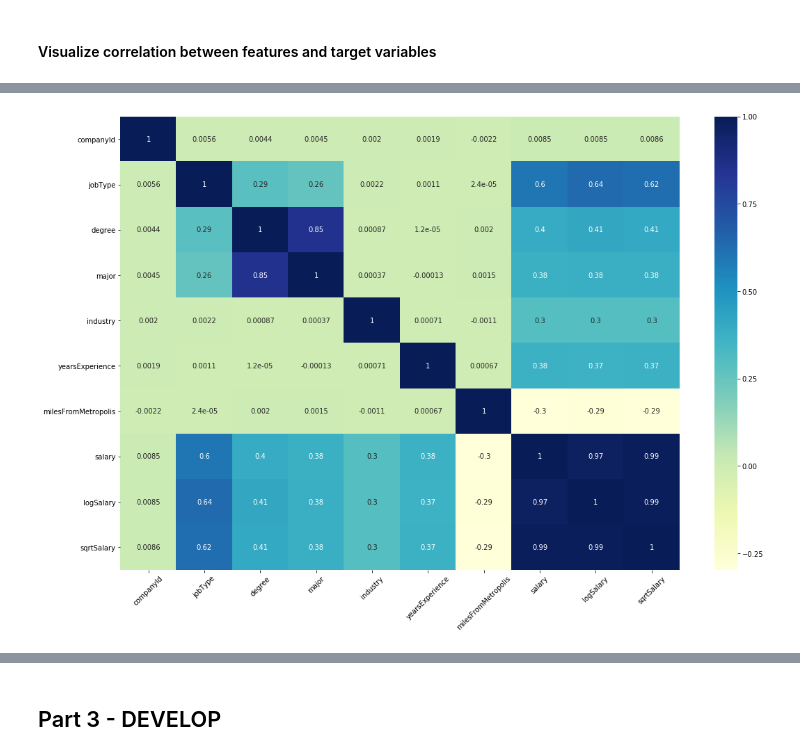
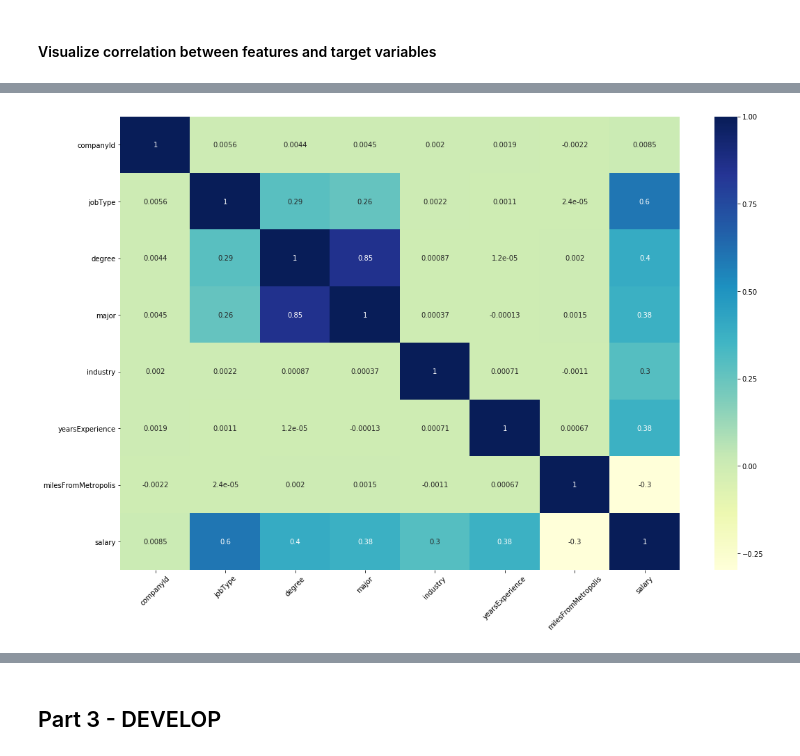
Before and after one commit to HieuNguyen258/Are-we-overpaying-our-employees-, a Jupyter notebook: Salary Prediction Project.ipynb, the cells around one changed output, grey strips where cells are left out. Saved outputs shown, nothing was run; the diff lists cells and outputs as text; code cells hidden in the pictures.

```diff
--- a/Salary Prediction Project.ipynb
+++ b/Salary Prediction Project.ipynb
@@ -269,6 +223,3 @@ industry               0
 yearsExperience        0
 milesFromMetropolis    0
 dtype: int64
-# %%
-#decision: drop the rows were salary is equals to zero.
-train = train[train.salary > 0]
@@ -275,3 +305,10 @@ train = train[train.salary > 0]
+# %%
+train_cleaned = train[train.salary > 0]
 # %%
 cat_features = ['companyId', 'jobType', 'degree', 'major', 'industry']
 num_features = ['yearsExperience', 'milesFromMetropolis']
+# %%
+#encoding category features for train and test features
+for cat_feature in cat_features:
+    train_cleaned[cat_feature] = train_cleaned[cat_feature].astype('category')
+    test_features[cat_feature] = test_features[cat_feature].astype('category')
@@ -451,7 +447,7 @@ for col in train.columns:
 # %%
 fig = plt.figure(figsize=(18, 12))
-sns.heatmap(train[cat_features + num_features + ['salary', 'logSalary', 'sqrtSalary']].corr(), cmap='YlGnBu', annot=True)
+sns.heatmap(train_cleaned[cat_features + num_features + ['salary']].corr(), cmap='YlGnBu', annot=True)
 plt.xticks(rotation=45)
 plt.show()
 # %% [output]
-[figure, old version]
+[figure, new version]
```
Also changed, not shown: parts of 70 cells of this notebook.
